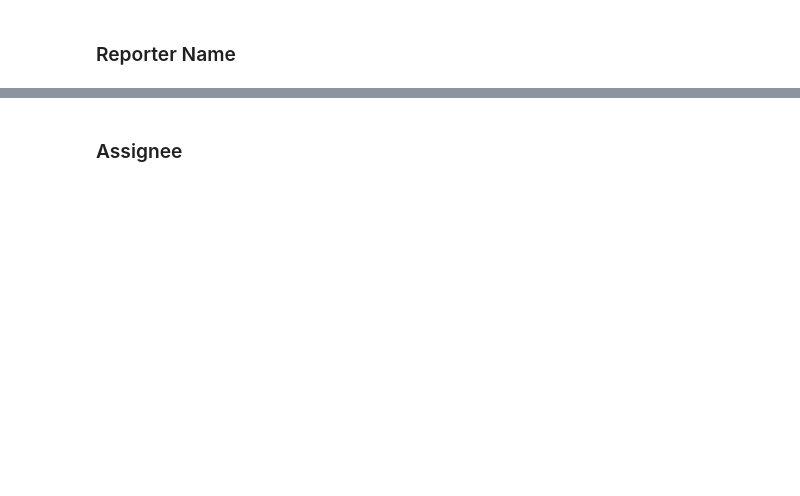
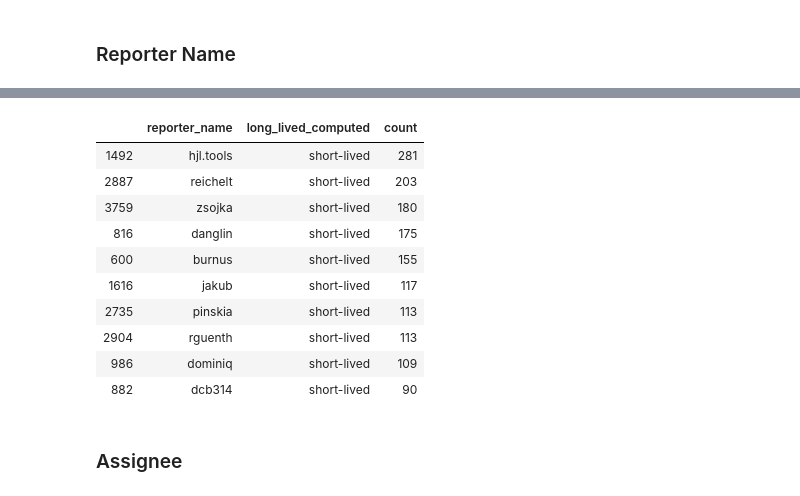
Before and after one commit to gomesluiz/my-doctorate, a Jupyter notebook: projects/long-lived-bug-prediction/notebooks/20191004_long_lived_prediction_rq4_data_analysis.ipynb, the cells around one changed output, grey strips where cells are left out. Cells and saved outputs as stored; diff of their text form; code cells hidden in the pictures; blank space fills up the shorter version.

```diff
--- a/projects/long-lived-bug-prediction/notebooks/20191004_long_lived_prediction_rq4_data_analysis.ipynb
+++ b/projects/long-lived-bug-prediction/notebooks/20191004_long_lived_prediction_rq4_data_analysis.ipynb
@@ -161,3 +182,17 @@ for status, ax in zip(['correct', 'incorrect'], axes.flatten()):
+# %%
+top_10_reporters
+# %% [output]
+|  | reporter_name | long_lived_computed | count |
+| 1492 | hjl.tools | short-lived | 281 |
+| 2887 | reichelt | short-lived | 203 |
+| 3759 | zsojka | short-lived | 180 |
+| 816 | danglin | short-lived | 175 |
+| 600 | burnus | short-lived | 155 |
+| 1616 | jakub | short-lived | 117 |
+| 2735 | pinskia | short-lived | 113 |
+| 2904 | rguenth | short-lived | 113 |
+| 986 | dominiq | short-lived | 109 |
+| 882 | dcb314 | short-lived | 90 |
 # %% [markdown]
 ### Assignee
 # %%
```
Also changed, not shown: parts of 9 cells of this notebook, 3 other files.
